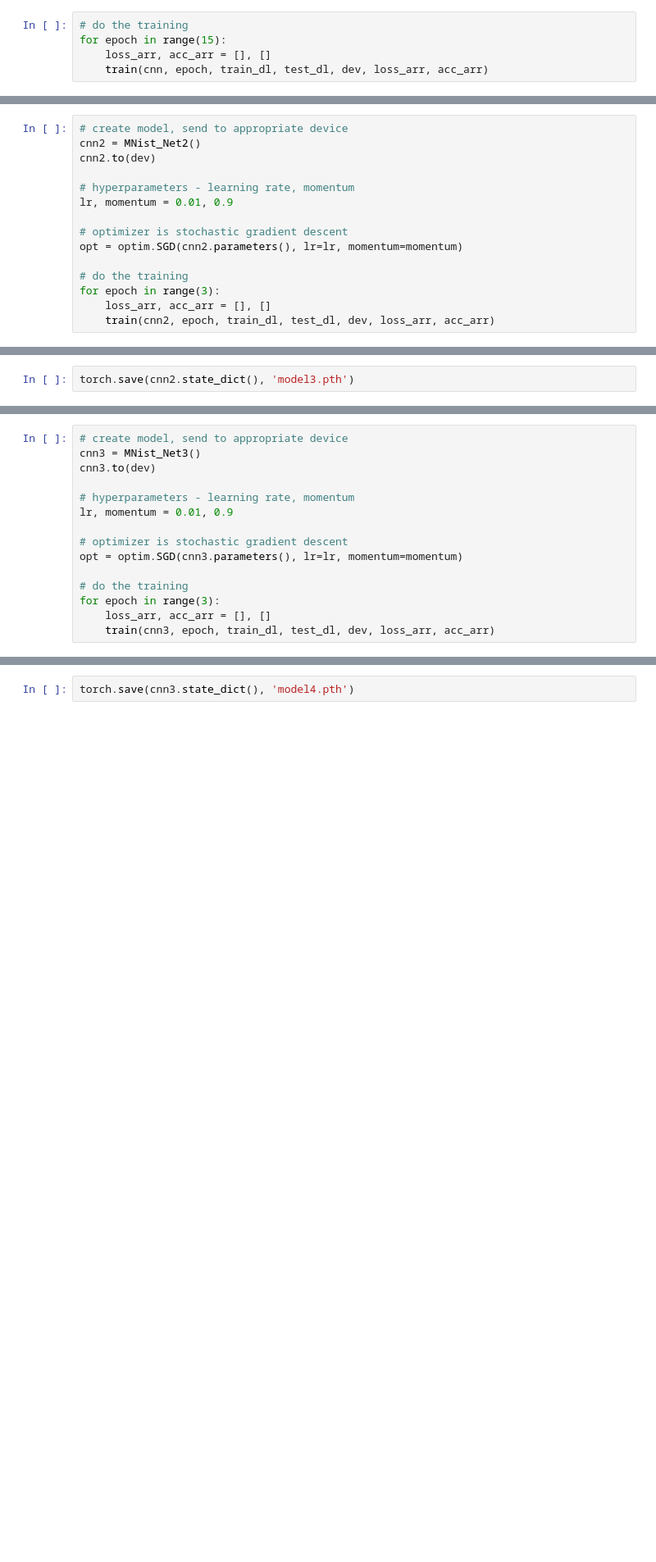
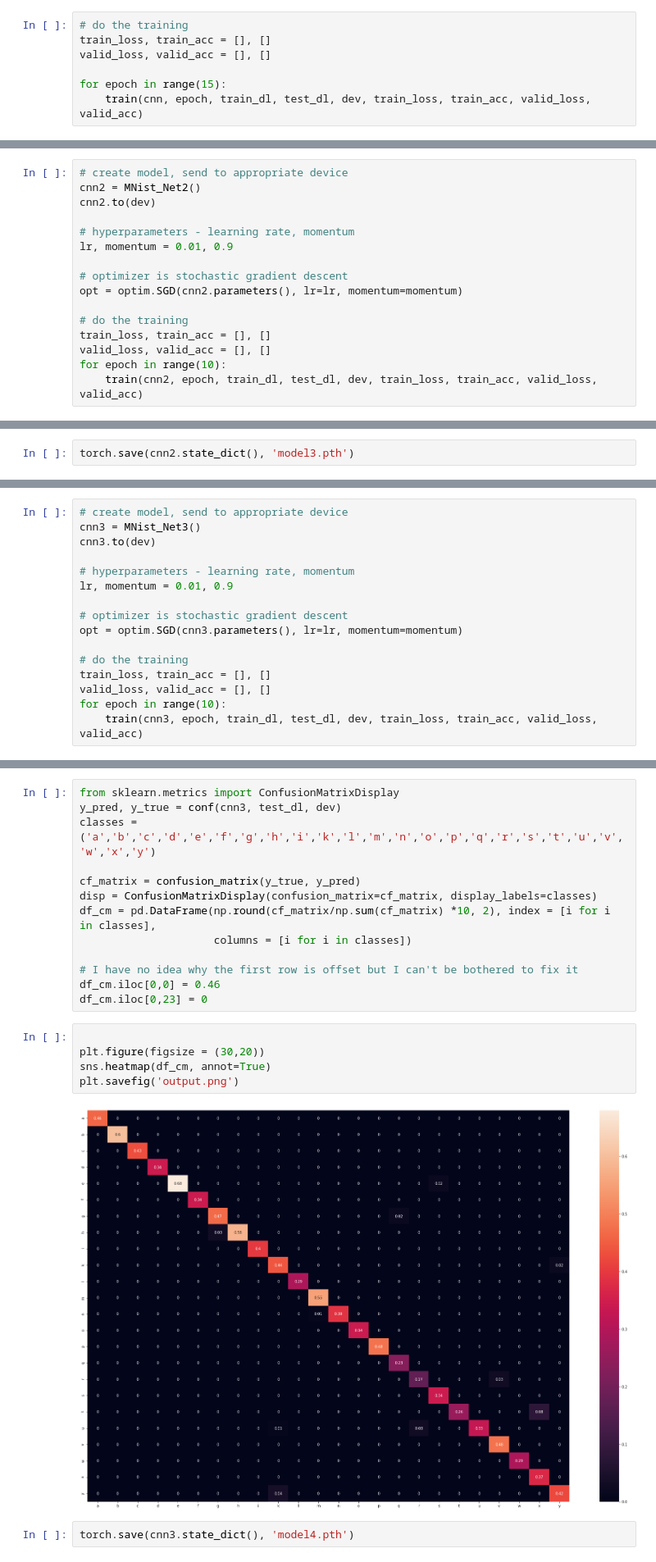
Before and after one commit to PiercePhillips/EE461P-Final-Project, a Jupyter notebook: FinalProject-ASL-2.ipynb, the cells around one changed output, grey strips where cells are left out. Shown: that part at 82% size. Drawn from its saved outputs; the diff is of its cells as text; blank space fills up the shorter version.

Commit message:
Data visualization, real-time inference w/ VGG16

```diff
--- a/FinalProject-ASL-2.ipynb
+++ b/FinalProject-ASL-2.ipynb
@@ -250,6 +269,8 @@ def train(cnn, epoch, train_dl, test_dl, dev, loss_arr, acc_arr):
 # %%
 # do the training
+train_loss, train_acc = [], []
+valid_loss, valid_acc = [], []
+
 for epoch in range(15):
-    loss_arr, acc_arr = [], []
-    train(cnn, epoch, train_dl, test_dl, dev, loss_arr, acc_arr)
+    train(cnn, epoch, train_dl, test_dl, dev, train_loss, train_acc, valid_loss, valid_acc)
 # %% [output]
@@ -317,7 +371,8 @@ lr, momentum = 0.01, 0.9
 opt = optim.SGD(cnn2.parameters(), lr=lr, momentum=momentum)
 
 # do the training
-for epoch in range(3):
-    loss_arr, acc_arr = [], []
-    train(cnn2, epoch, train_dl, test_dl, dev, loss_arr, acc_arr)
+train_loss, train_acc = [], []
+valid_loss, valid_acc = [], []
+for epoch in range(10):
+    train(cnn2, epoch, train_dl, test_dl, dev, train_loss, train_acc, valid_loss, valid_acc)
 # %% [output]
@@ -377,7 +454,8 @@ lr, momentum = 0.01, 0.9
 opt = optim.SGD(cnn3.parameters(), lr=lr, momentum=momentum)
 
 # do the training
-for epoch in range(3):
-    loss_arr, acc_arr = [], []
-    train(cnn3, epoch, train_dl, test_dl, dev, loss_arr, acc_arr)
+train_loss, train_acc = [], []
+valid_loss, valid_acc = [], []
+for epoch in range(10):
+    train(cnn3, epoch, train_dl, test_dl, dev, train_loss, train_acc, valid_loss, valid_acc)
 # %% [output]
@@ -387,2 +487,22 @@ Results for Epoch 3 --> Loss: 4.7309199544542935e-06 | Accuracy: 93.474624633789
+# %%
+from sklearn.metrics import ConfusionMatrixDisplay
+y_pred, y_true = conf(cnn3, test_dl, dev)
+classes = ('a','b','c','d','e','f','g','h','i','k','l','m','n','o','p','q','r','s','t','u','v','w','x','y')
+
+cf_matrix = confusion_matrix(y_true, y_pred)
+disp = ConfusionMatrixDisplay(confusion_matrix=cf_matrix, display_labels=classes)
+df_cm = pd.DataFrame(np.round(cf_matrix/np.sum(cf_matrix) *10, 2), index = [i for i in classes],
+                     columns = [i for i in classes])
+
+# I have no idea why the first row is offset but I can't be bothered to fix it
+df_cm.iloc[0,0] = 0.46
+df_cm.iloc[0,23] = 0
+# %%
+
+plt.figure(figsize = (30,20))
+sns.heatmap(df_cm, annot=True)
+plt.savefig('output.png')
+# %% [output]
+[figure, added]
 # %%
 torch.save(cnn3.state_dict(), 'model4.pth')
```
Also changed, not shown: parts of 9 cells of this notebook, 5 other files.
